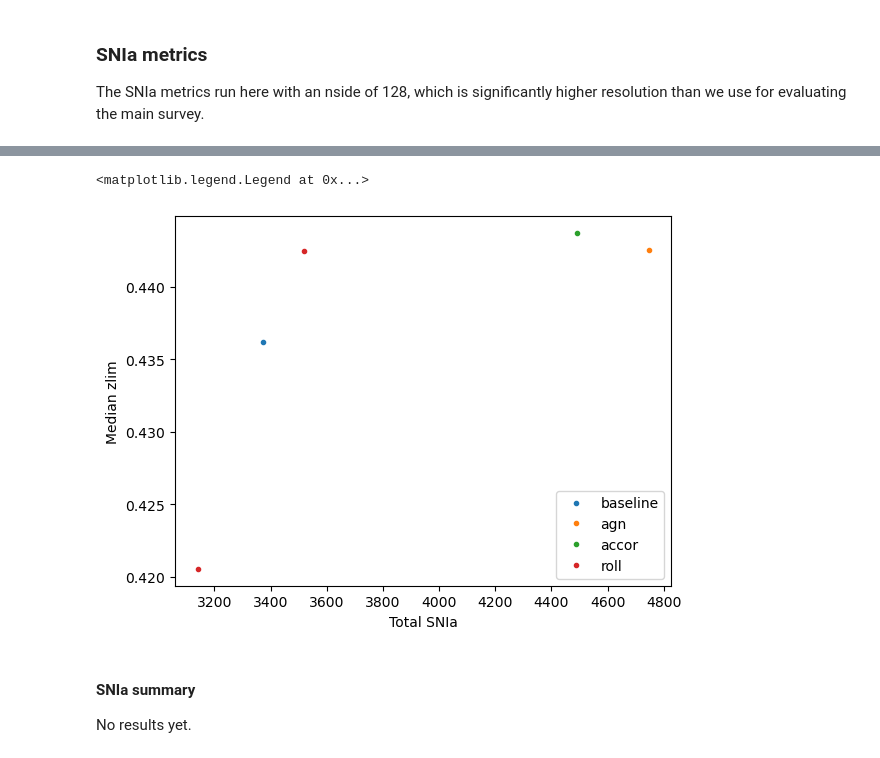
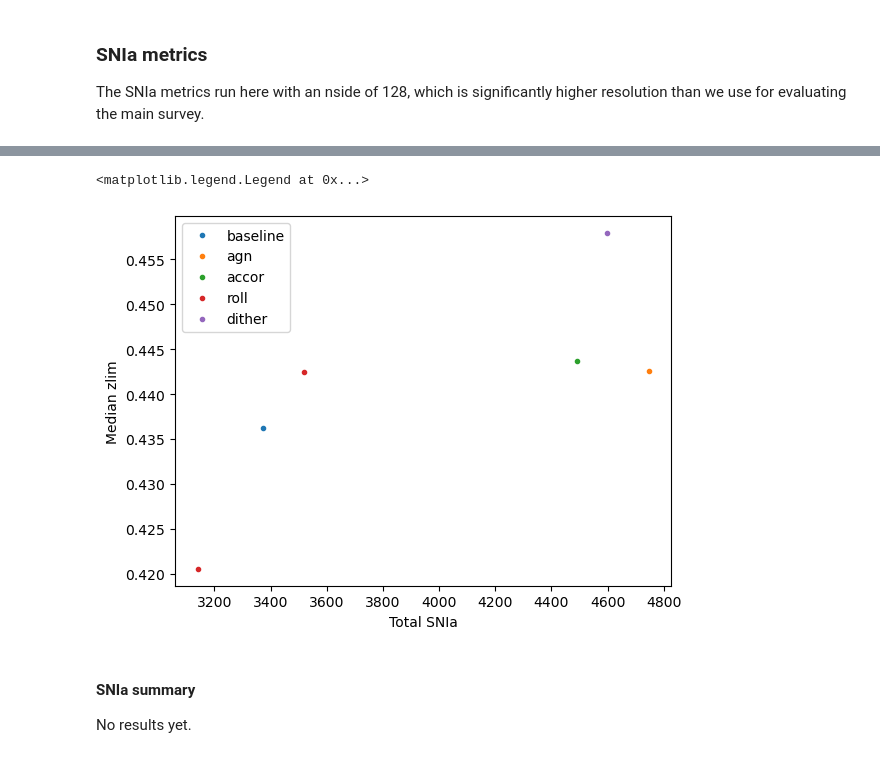
Before and after one commit to lsst-pst/survey_strategy, a Jupyter notebook: fbs_3.5/v3.5_DDF_strategies.ipynb, the cells around one changed output, grey strips where cells are left out. Cells and saved outputs as stored; diff of their text form; code cells hidden in the pictures.

Commit message:
Add low dither ddf

```diff
--- a/fbs_3.5/v3.5_DDF_strategies.ipynb
+++ b/fbs_3.5/v3.5_DDF_strategies.ipynb
@@ -41,7 +41,9 @@ baselinerun = 'baseline_v3.5_10yrs'
 ddf_accor = [r for r in summaries.index if 'acord' in r ]
 ddf_roll = [r for r in summaries.index if 'roll' in r and 'ddf' in r]
 ddf_agn = [r for r in summaries.index if 'agn' in r and 'ddf' in r]
-all_runs = [baselinerun] + ddf_agn + ddf_accor + ddf_roll
-ddf_sets = [ddf_agn, ddf_accor, ddf_roll]
+ddf_dither = [r for r in summaries.index if 'dither' in r and 'ddf' in r]
+all_runs = [baselinerun] + ddf_agn + ddf_accor + ddf_roll + ddf_dither
+ddf_sets = [ddf_agn, ddf_accor, ddf_roll, ddf_dither]
+print(ddf_sets)
 print(f"There are {len(all_runs) - 1} specific DDF experiments.")
 # %% [output]
@@ -464,19 +459,19 @@ for q in ddf_sets:
 # %%
 msub1 = metric_subsets.loc['SNIa DDF'].query('not metric.str.contains("WFD") and \
                                            metric.str.contains("Sum")')
 msub2 = metric_subsets.loc['SNIa DDF'].query('not metric.str.contains("WFD") and \
                                            metric.str.contains("zlim")')
 total_sn = summaries.loc[all_runs, msub1['metric']].sum(axis=1)
 median_zlim = summaries.loc[all_runs, msub2['metric']].median(axis=1)
 
-for fam, label in zip([[baselinerun], ddf_agn, ddf_accor, ddf_roll], ['baseline', 'agn', 'accor', 'roll']):
+for fam, label in zip([[baselinerun], ddf_agn, ddf_accor, ddf_roll, ddf_dither], ['baseline', 'agn', 'accor', 'roll', 'dither']):
     plt.plot(total_sn.loc[fam], median_zlim.loc[fam], marker='.', linestyle='', label=label)
 plt.xlabel("Total SNIa")
 plt.ylabel("Median zlim")
 plt.legend()
 # %% [output]
 <matplotlib.legend.Legend at 0x...>
-[figure, old version]
+[figure, new version]
 # %% [markdown]
 #### SNIa summary
 
```
Also changed, not shown: parts of 31 cells of this notebook.
